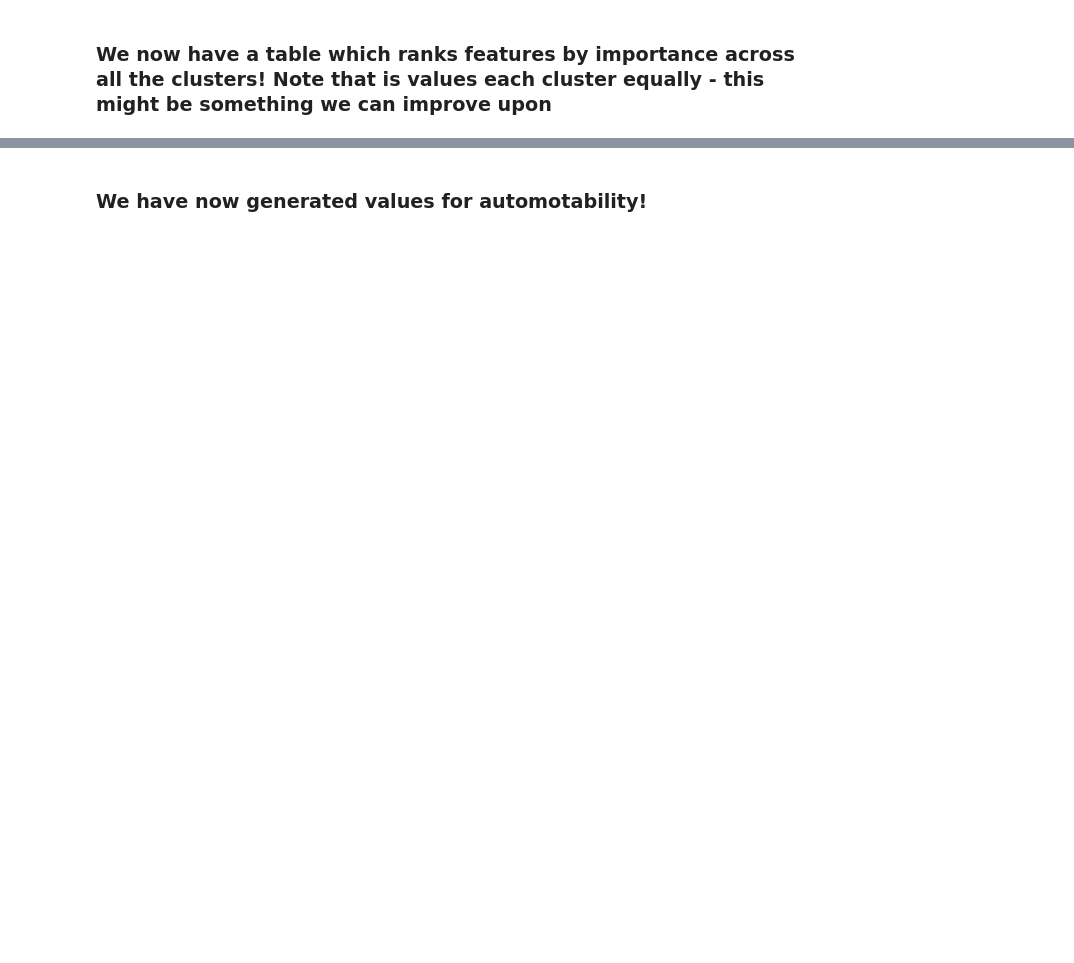
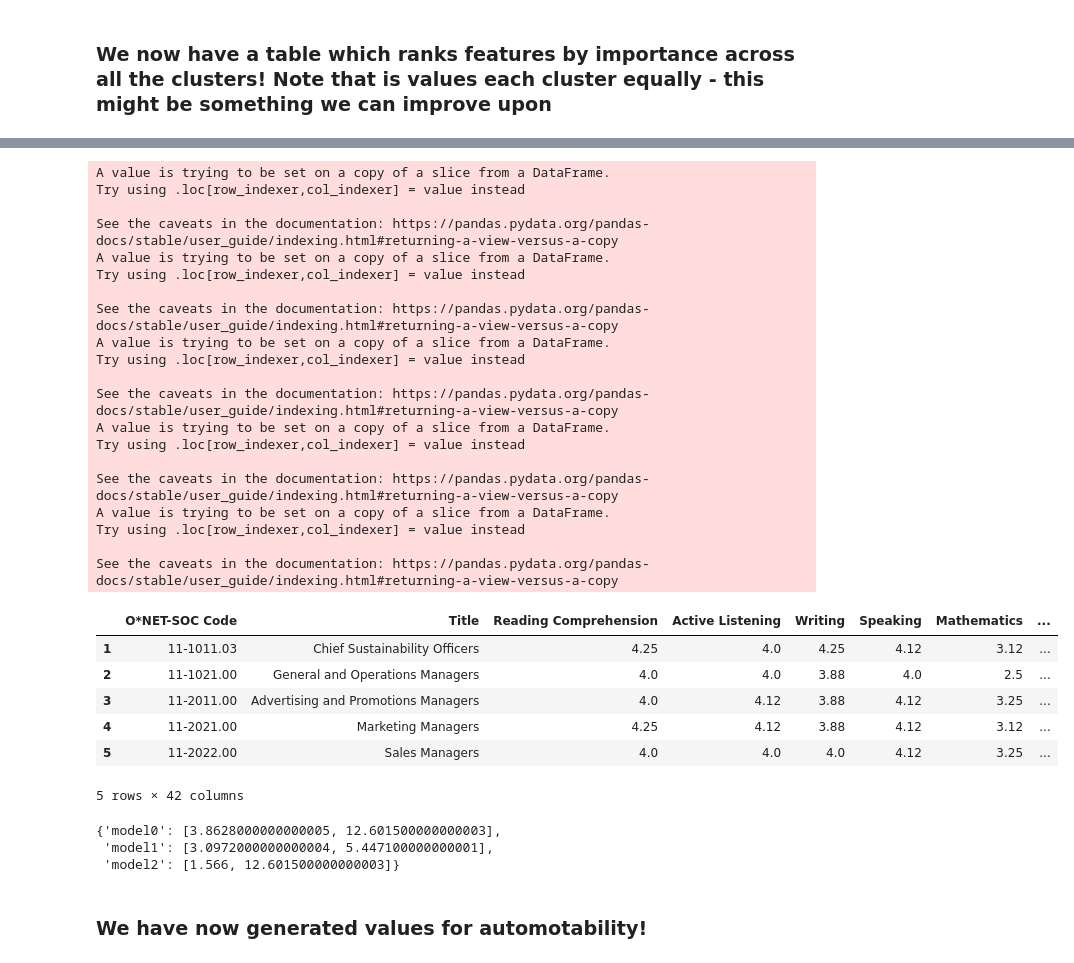
Before and after one commit to JGolub99/Future-of-work, a Jupyter notebook: ONET_18-10-21/skills_analysis6.ipynb, the cells around one changed output, grey strips where cells are left out. Saved outputs shown, nothing was run; the diff lists cells and outputs as text; code cells hidden in the pictures; blank space fills up the shorter version.

```diff
--- a/ONET_18-10-21/skills_analysis6.ipynb
+++ b/ONET_18-10-21/skills_analysis6.ipynb
@@ -920,8 +934,8 @@ final_importance_table
 
 unknown_jobs = df4[df4.isna().any(axis=1)] #This is our set of unknown jobs
 #SCALE THE DATA! - Do I need to fit a new scaler?
-X = scaler.transform(unknown_jobs.iloc[:,2:37])
+X_un = scaler.transform(unknown_jobs.iloc[:,2:37])
 #X = np.array(unknown_jobs.iloc[:,2:37])
-print(X)
+#print(Y)
 #for i in int(n):
     #models[i].predict_proba(X)
@@ -943,27 +1009,57 @@ np.shape(test1)
 # %%
 #Now lets think about how we can apply the model from each of our clusters and compute an average:
 
 for i in range(int(n)):
-    probs = models[i].predict_proba(X)
+    kernel = models['model{}'.format(i)][0]*RBF(models['model{}'.format(i)][1])
+    gpc = GaussianProcessClassifier(kernel=kernel,optimizer=None).fit(X, Y)
+    probs = gpc.predict_proba(X_un)
     unknown_jobs["Auto probability{}".format(i)] = probs[:,1]
 
 #We need a list of column titles:
 column_titles = []
 for i in range(int(n)):
     column_titles.append("Auto probability{}".format(i))
 
 #Now calculate mean automotability
 
 unknown_jobs["Auto probability"] = unknown_jobs[column_titles].mean(axis=1)
 
 #And finally apply a function to determine auto-label value:
 
 def label_auto(my_input):
     if my_input - 0.5 < 0:
         return 0
     else:
         return 1
 
 unknown_jobs["Auto label value"] = unknown_jobs["Auto probability"].apply(label_auto)
 
 unknown_jobs.head()
+# %% [output]
+A value is trying to be set on a copy of a slice from a DataFrame.
+Try using .loc[row_indexer,col_indexer] = value instead
+
+See the caveats in the documentation: https://pandas.pydata.org/pandas-docs/stable/user_guide/indexing.html#returning-a-view-versus-a-copy
+A value is trying to be set on a copy of a slice from a DataFrame.
+Try using .loc[row_indexer,col_indexer] = value instead
+
+See the caveats in the documentation: https://pandas.pydata.org/pandas-docs/stable/user_guide/indexing.html#returning-a-view-versus-a-copy
+A value is trying to be set on a copy of a slice from a DataFrame.
+Try using .loc[row_indexer,col_indexer] = value instead
+
+See the caveats in the documentation: https://pandas.pydata.org/pandas-docs/stable/user_guide/indexing.html#returning-a-view-versus-a-copy
+A value is trying to be set on a copy of a slice from a DataFrame.
+Try using .loc[row_indexer,col_indexer] = value instead
+
+See the caveats in the documentation: https://pandas.pydata.org/pandas-docs/stable/user_guide/indexing.html#returning-a-view-versus-a-copy
+A value is trying to be set on a copy of a slice from a DataFrame.
+Try using .loc[row_indexer,col_indexer] = value instead
+
+See the caveats in the documentation: https://pandas.pydata.org/pandas-docs/stable/user_guide/indexing.html#returning-a-view-versus-a-copy
+|  | O*NET-SOC Code | Title | Reading Comprehension | Active Listening | Writing | Speaking | Mathematics | ... |
+| 1 | 11-1011.03 | Chief Sustainability Officers | 4.25 | 4.0 | 4.25 | 4.12 | 3.12 | ... |
+| 2 | 11-1021.00 | General and Operations Managers | 4.0 | 4.0 | 3.88 | 4.0 | 2.5 | ... |
+| 3 | 11-2011.00 | Advertising and Promotions Managers | 4.0 | 4.12 | 3.88 | 4.12 | 3.25 | ... |
+| 4 | 11-2021.00 | Marketing Managers | 4.25 | 4.12 | 3.88 | 4.12 | 3.12 | ... |
+| 5 | 11-2022.00 | Sales Managers | 4.0 | 4.0 | 4.0 | 4.12 | 3.25 | ... |
+5 rows × 42 columns
@@ -970,3 +1068,9 @@ unknown_jobs.head()
+# %%
+models
+# %% [output]
+{'model0': [3.8628000000000005, 12.601500000000003],
+ 'model1': [3.0972000000000004, 5.447100000000001],
+ 'model2': [1.566, 12.601500000000003]}
 # %%
 print(unknown_jobs["Title"]["i"])
 # %% [markdown]
```
Also changed, not shown: parts of 12 cells of this notebook, 2 other files.
